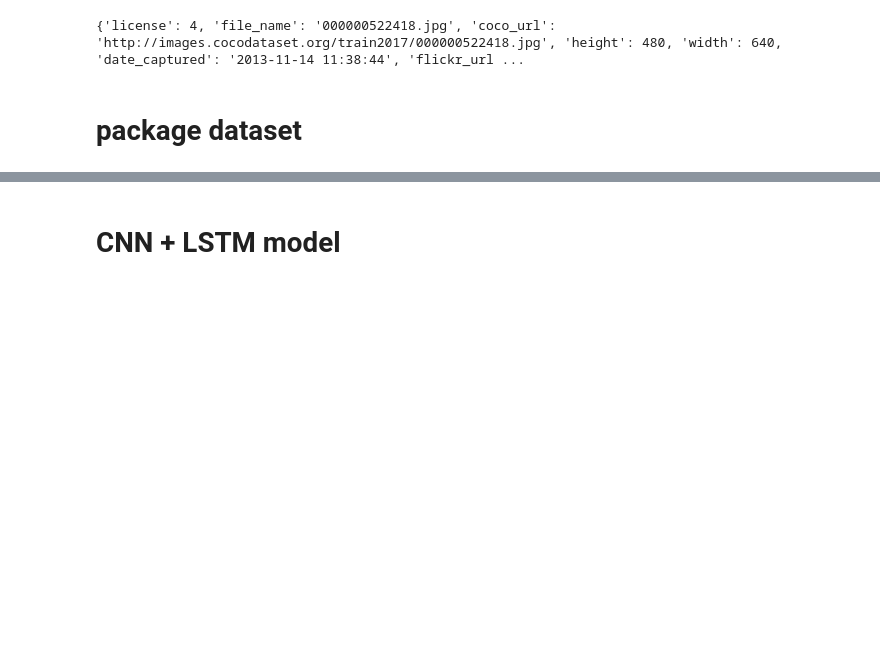
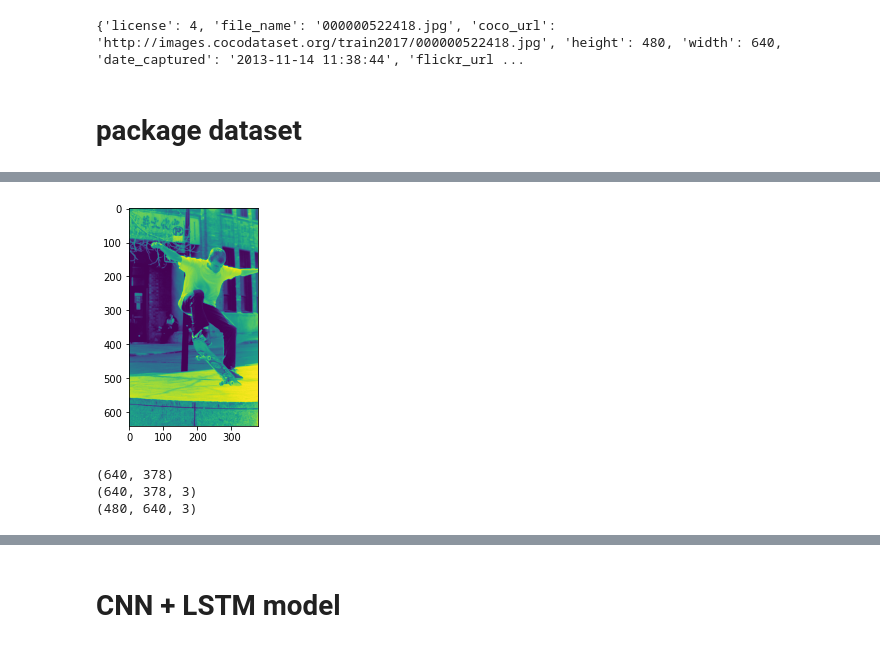
Before and after one commit to Hhannzch/Master-Thesis-KUL-2022, a Jupyter notebook: try_with_coco.ipynb, the cells around one changed output, grey strips where cells are left out. Saved outputs shown, nothing was run; the diff lists cells and outputs as text; code cells hidden in the pictures; blank space fills up the shorter version.

```diff
--- a/try_with_coco.ipynb
+++ b/try_with_coco.ipynb
@@ -257,3 +243,28 @@ print(coco.loadImgs(coco.loadAnns(a[0])[0]['image_id']))
+# %%
+from PIL import Image
+import matplotlib.pyplot as plt
+import numpy as np
+test = Image.open(train_image + '/' + '000000431848.jpg')
+test1 = Image.open(train_image + '/' + '000000179765.jpg')
+
+sh = plt.imread(train_image + '/' + '000000431848.jpg')
+plt.imshow(sh)
+plt.show()
+
+ar = np.asarray(test)
+x = np.ones((ar.shape[0], ar.shape[1], 3))
+x[:,:,0] = ar
+x[:,:,1] = ar
+x[:,:,2] = ar
+
+print(ar.shape)
+print(x.shape)
+print(np.asarray(test1).shape)
+# %% [output]
+[figure, added]
+(640, 378)
+(640, 378, 3)
+(480, 640, 3)
 # %%
 # package my dataset
 import torch
```
Also changed, not shown: parts of 15 cells of this notebook.
